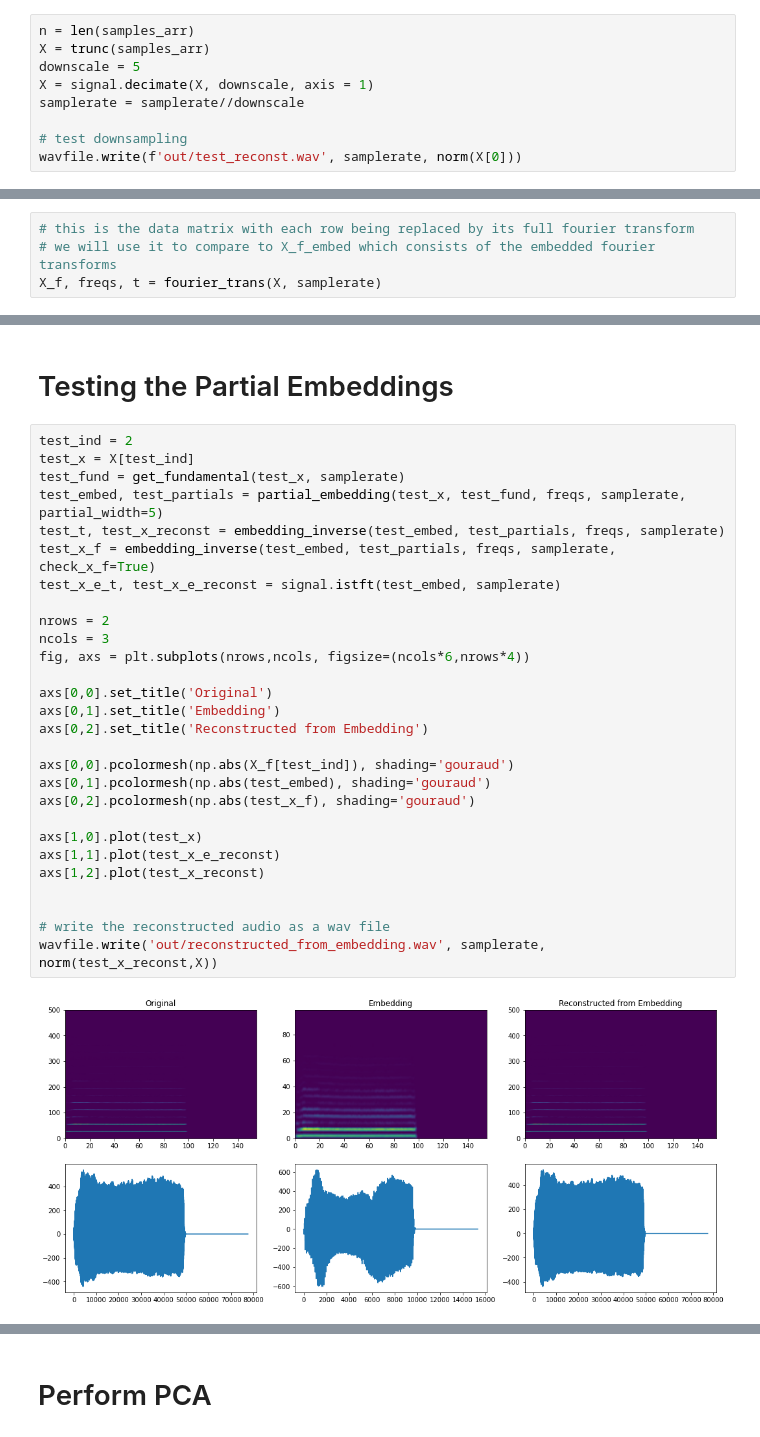
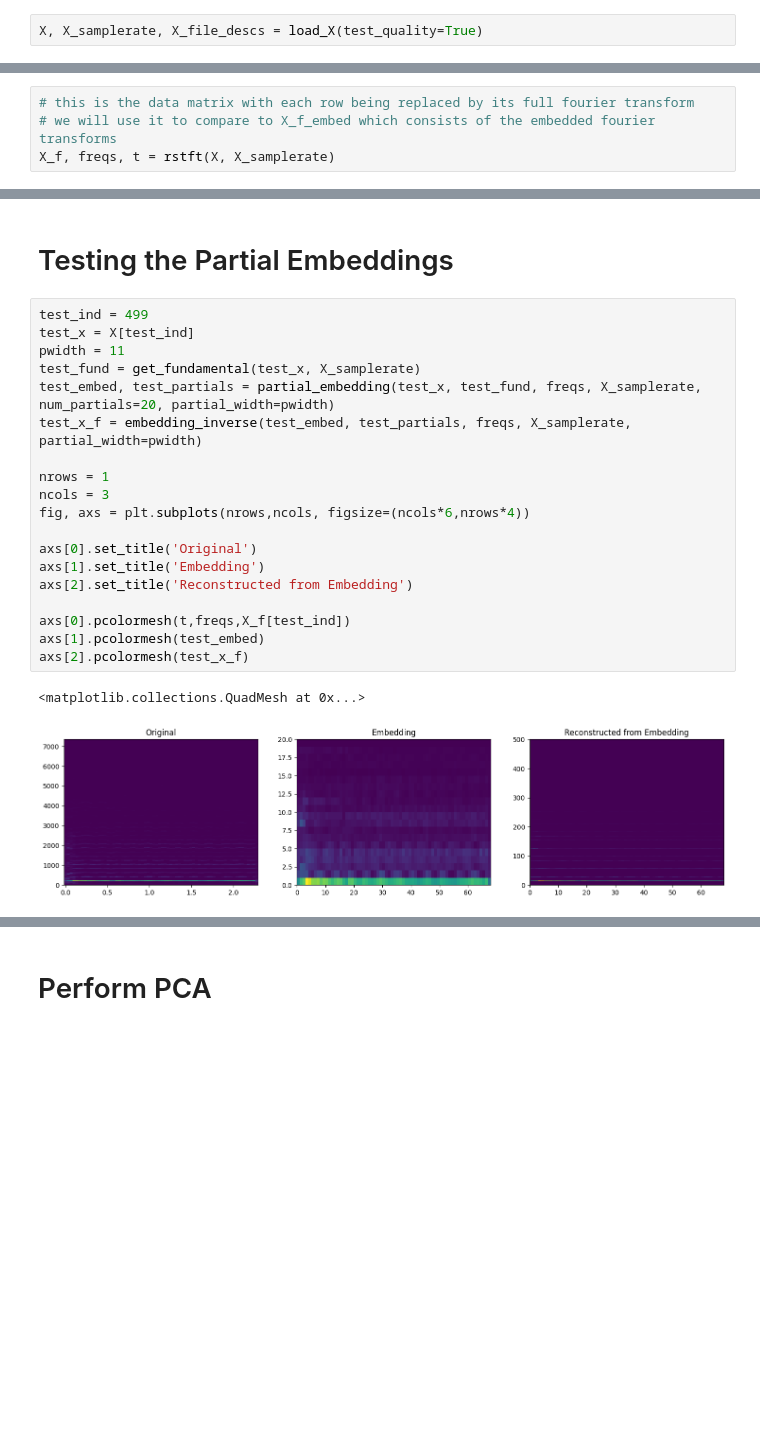
Before and after one commit to evgerritz/principal-timbre-analysis, a Jupyter notebook: Principal Timbre Analysis.ipynb, the cells around one changed output, grey strips where cells are left out. Drawn from its saved outputs; the diff is of its cells as text; blank space fills up the shorter version.

```diff
--- a/Principal Timbre Analysis.ipynb
+++ b/Principal Timbre Analysis.ipynb
@@ -75,9 +119,2 @@ Row:     Filename:
 # %%
-n = len(samples_arr)
-X = trunc(samples_arr)
-downscale = 5
-X = signal.decimate(X, downscale, axis = 1)
-samplerate = samplerate//downscale
-
-# test downsampling
-wavfile.write(f'out/test_reconst.wav', samplerate, norm(X[0]))
+X, X_samplerate, X_file_descs = load_X(test_quality=True)
@@ -192,4 +250,4 @@ def embedding_inverse(embedded, partials, freqs, samplerate, check_x_f=False):
 # %%
 # this is the data matrix with each row being replaced by its full fourier transform
 # we will use it to compare to X_f_embed which consists of the embedded fourier transforms
-X_f, freqs, t = fourier_trans(X, samplerate)
+X_f, freqs, t = rstft(X, X_samplerate)
@@ -219,32 +254,24 @@ for i, (name, freq) in enumerate(zip(file_descs, freq_hat)):
 # %% [markdown]
 # Testing the Partial Embeddings
 # %%
-test_ind = 2
+test_ind = 499
 test_x = X[test_ind]
-test_fund = get_fundamental(test_x, samplerate)
-test_embed, test_partials = partial_embedding(test_x, test_fund, freqs, samplerate, partial_width=5)
-test_t, test_x_reconst = embedding_inverse(test_embed, test_partials, freqs, samplerate)
-test_x_f = embedding_inverse(test_embed, test_partials, freqs, samplerate, check_x_f=True)
-test_x_e_t, test_x_e_reconst = signal.istft(test_embed, samplerate)
+pwidth = 11
+test_fund = get_fundamental(test_x, X_samplerate)
+test_embed, test_partials = partial_embedding(test_x, test_fund, freqs, X_samplerate, num_partials=20, partial_width=pwidth)
+test_x_f = embedding_inverse(test_embed, test_partials, freqs, X_samplerate, partial_width=pwidth)
 
-nrows = 2
+nrows = 1
 ncols = 3
 fig, axs = plt.subplots(nrows,ncols, figsize=(ncols*6,nrows*4))
 
-axs[0,0].set_title('Original')
-axs[0,1].set_title('Embedding')
-axs[0,2].set_title('Reconstructed from Embedding')
+axs[0].set_title('Original')
+axs[1].set_title('Embedding')
+axs[2].set_title('Reconstructed from Embedding')
 
-axs[0,0].pcolormesh(np.abs(X_f[test_ind]), shading='gouraud')
-axs[0,1].pcolormesh(np.abs(test_embed), shading='gouraud')
-axs[0,2].pcolormesh(np.abs(test_x_f), shading='gouraud')
-
-axs[1,0].plot(test_x)
-axs[1,1].plot(test_x_e_reconst)
-axs[1,2].plot(test_x_reconst)
-
-
-# write the reconstructed audio as a wav file
-wavfile.write('out/reconstructed_from_embedding.wav', samplerate, norm(test_x_reconst,X))
+axs[0].pcolormesh(t,freqs,X_f[test_ind])
+axs[1].pcolormesh(test_embed)
+axs[2].pcolormesh(test_x_f)
 # %% [output]
+<matplotlib.collections.QuadMesh at 0x...>
-[figure, old version]
+[figure, new version]
```
Also changed, not shown: parts of 54 cells of this notebook, 1 other file.
